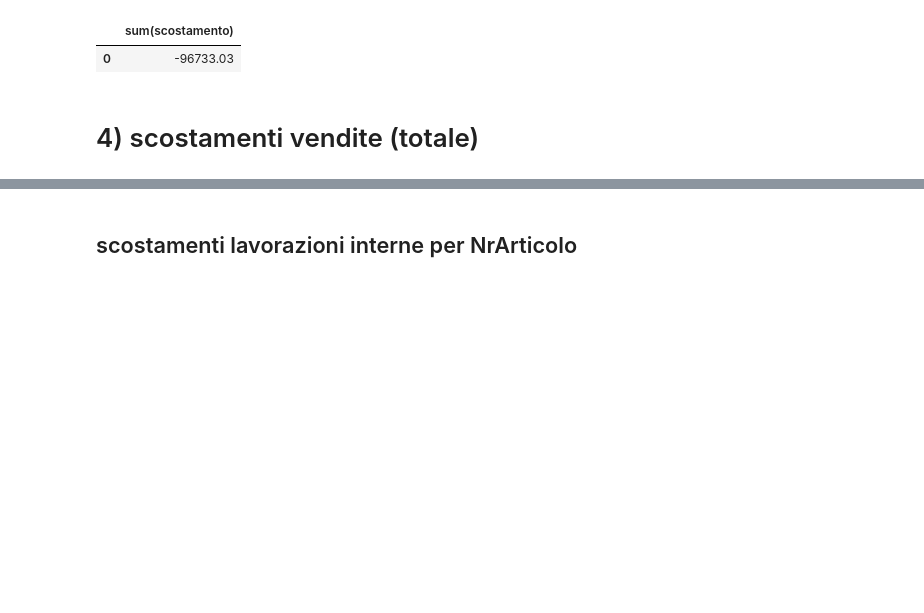
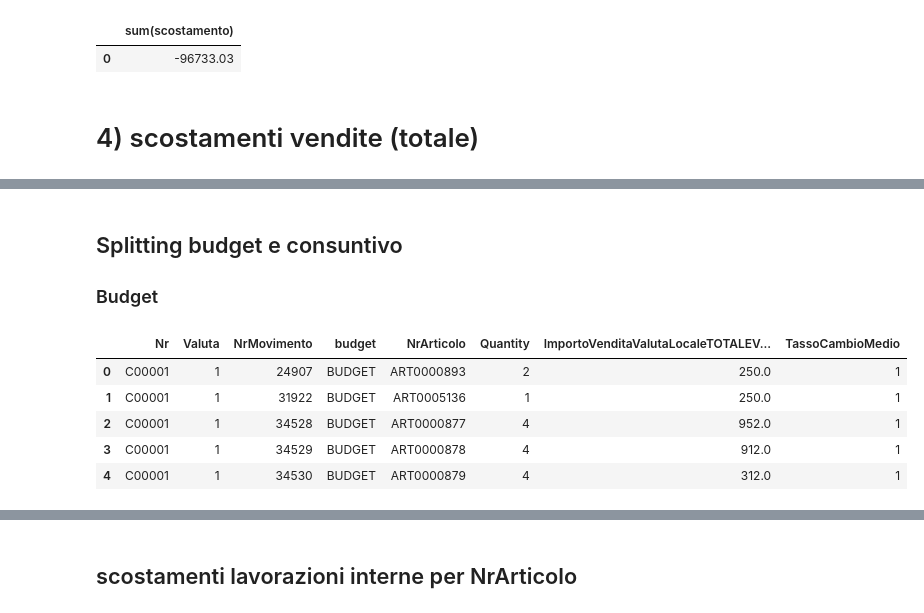
Before and after one commit to VinciGit00/SCGProject, a Jupyter notebook: Datasets/DataElaboration/Granularity.ipynb, the cells around one changed output, grey strips where cells are left out. Saved outputs shown, nothing was run; the diff lists cells and outputs as text; code cells hidden in the pictures; blank space fills up the shorter version.

```diff
--- a/Datasets/DataElaboration/Granularity.ipynb
+++ b/Datasets/DataElaboration/Granularity.ipynb
@@ -600,0 +602,14 @@ sumVenditeBudget-sumVenditeConsuntivo
+# %% [markdown]
+## Splitting budget e consuntivo
+### Budget
+# %%
+VenditeBudget = sqldf("SELECT * FROM dfVendite WHERE budget = 'BUDGET'")
+
+VenditeBudget.head()
+# %% [output]
+|  | Nr | Valuta | NrMovimento | budget | NrArticolo | Quantity | ImportoVenditaValutaLocaleTOTALEV... | TassoCambioMedio |
+| 0 | C00001 | 1 | 24907 | BUDGET | ART0000893 | 2 | 250.0 | 1 |
+| 1 | C00001 | 1 | 31922 | BUDGET | ART0005136 | 1 | 250.0 | 1 |
+| 2 | C00001 | 1 | 34528 | BUDGET | ART0000877 | 4 | 952.0 | 1 |
+| 3 | C00001 | 1 | 34529 | BUDGET | ART0000878 | 4 | 912.0 | 1 |
+| 4 | C00001 | 1 | 34530 | BUDGET | ART0000879 | 4 | 312.0 | 1 |
```
Also changed, not shown: parts of 10 cells of this notebook, 4 other files.
